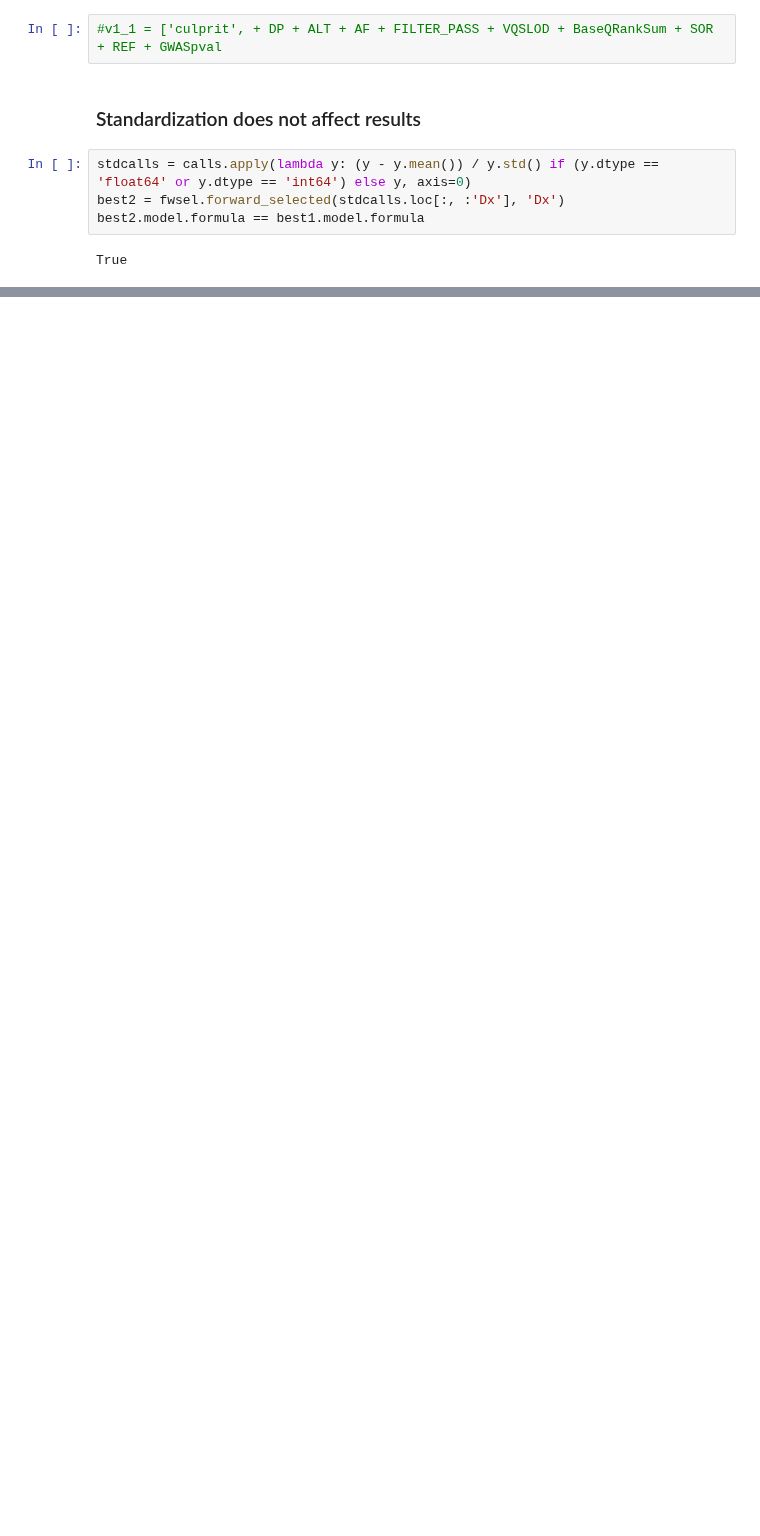
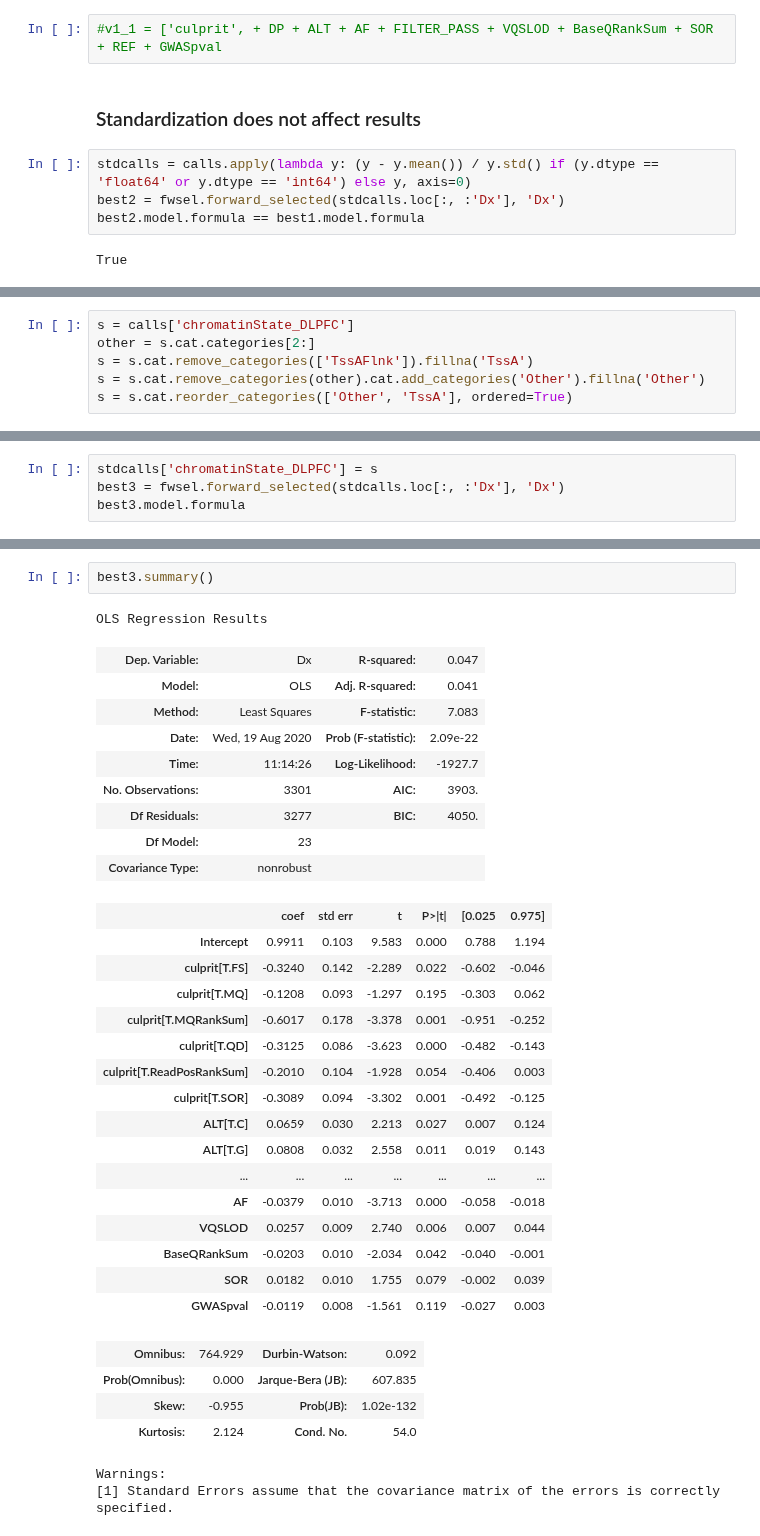
Before and after one commit to attilagk/BSM-research, a Jupyter notebook: notebook/2020-08-13-select-vars/2020-08-13-select-vars.ipynb, the cells around one changed output, grey strips where cells are left out. Saved outputs shown, nothing was run; the diff lists cells and outputs as text; blank space fills up the shorter version.

Commit message:
merged categories in chromatinState_DLPFC

```diff
--- a/notebook/2020-08-13-select-vars/2020-08-13-select-vars.ipynb
+++ b/notebook/2020-08-13-select-vars/2020-08-13-select-vars.ipynb
@@ -162,0 +216,6 @@ Warnings:
+# %%
+s = calls['chromatinState_DLPFC']
+other = s.cat.categories[2:]
+s = s.cat.remove_categories(['TssAFlnk']).fillna('TssA')
+s = s.cat.remove_categories(other).cat.add_categories('Other').fillna('Other')
+s = s.cat.reorder_categories(['Other', 'TssA'], ordered=True)
@@ -162,0 +224,4 @@ Warnings:
+# %%
+stdcalls['chromatinState_DLPFC'] = s
+best3 = fwsel.forward_selected(stdcalls.loc[:, :'Dx'], 'Dx')
+best3.model.formula
@@ -163,3 +232,38 @@ Warnings:
+# %%
+best3.summary()
+# %% [output]
+OLS Regression Results
+| Dep. Variable: | Dx | R-squared: | 0.047 |
+| Model: | OLS | Adj. R-squared: | 0.041 |
+| Method: | Least Squares | F-statistic: | 7.083 |
+| Date: | Wed, 19 Aug 2020 | Prob (F-statistic): | 2.09e-22 |
+| Time: | 11:14:26 | Log-Likelihood: | -1927.7 |
+| No. Observations: | 3301 | AIC: | 3903. |
+| Df Residuals: | 3277 | BIC: | 4050. |
+| Df Model: | 23 |  |  |
+| Covariance Type: | nonrobust |  |  |
+|  | coef | std err | t | P>|t| | [0.025 | 0.975] |
+| Intercept | 0.9911 | 0.103 | 9.583 | 0.000 | 0.788 | 1.194 |
+| culprit[T.FS] | -0.3240 | 0.142 | -2.289 | 0.022 | -0.602 | -0.046 |
+| culprit[T.MQ] | -0.1208 | 0.093 | -1.297 | 0.195 | -0.303 | 0.062 |
+| culprit[T.MQRankSum] | -0.6017 | 0.178 | -3.378 | 0.001 | -0.951 | -0.252 |
+| culprit[T.QD] | -0.3125 | 0.086 | -3.623 | 0.000 | -0.482 | -0.143 |
+| culprit[T.ReadPosRankSum] | -0.2010 | 0.104 | -1.928 | 0.054 | -0.406 | 0.003 |
+| culprit[T.SOR] | -0.3089 | 0.094 | -3.302 | 0.001 | -0.492 | -0.125 |
+| ALT[T.C] | 0.0659 | 0.030 | 2.213 | 0.027 | 0.007 | 0.124 |
+| ALT[T.G] | 0.0808 | 0.032 | 2.558 | 0.011 | 0.019 | 0.143 |
+| ... | ... | ... | ... | ... | ... | ... |
+| AF | -0.0379 | 0.010 | -3.713 | 0.000 | -0.058 | -0.018 |
+| VQSLOD | 0.0257 | 0.009 | 2.740 | 0.006 | 0.007 | 0.044 |
+| BaseQRankSum | -0.0203 | 0.010 | -2.034 | 0.042 | -0.040 | -0.001 |
+| SOR | 0.0182 | 0.010 | 1.755 | 0.079 | -0.002 | 0.039 |
+| GWASpval | -0.0119 | 0.008 | -1.561 | 0.119 | -0.027 | 0.003 |
+| Omnibus: | 764.929 | Durbin-Watson: | 0.092 |
+| Prob(Omnibus): | 0.000 | Jarque-Bera (JB): | 607.835 |
+| Skew: | -0.955 | Prob(JB): | 1.02e-132 |
+| Kurtosis: | 2.124 | Cond. No. | 54.0 |
+Warnings:
+[1] Standard Errors assume that the covariance matrix of the errors is correctly specified.
 # %%
 %connect_info
 # %% [output]
```
Also changed, not shown: parts of 17 cells of this notebook, 3 other files.
